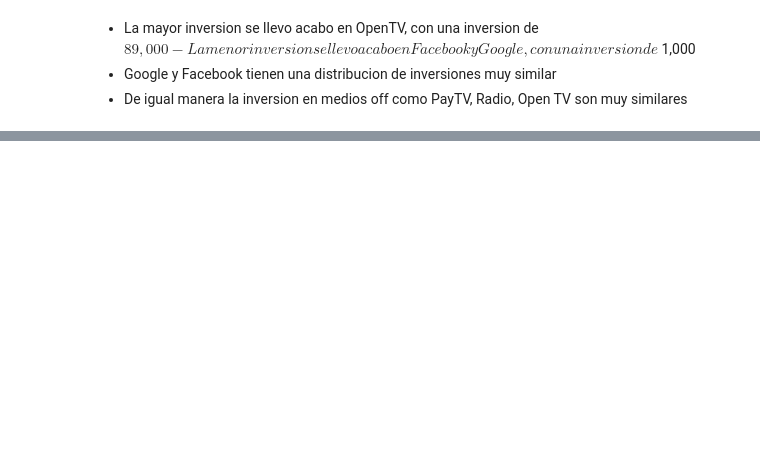
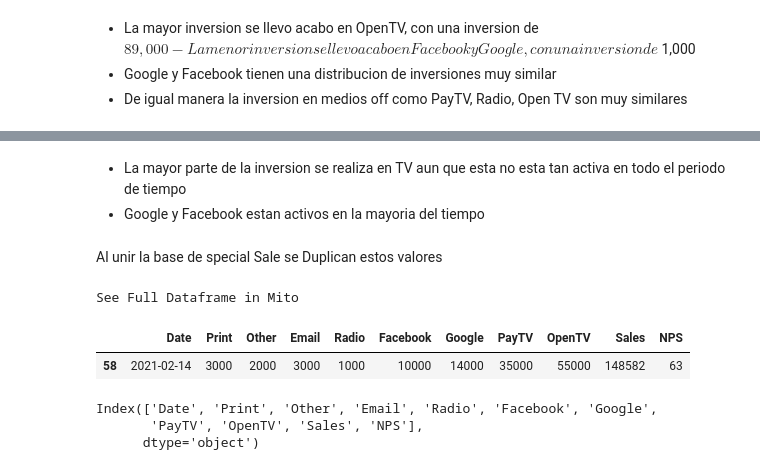
Before and after one commit to DSandovalFlavio/Project-Marketing-Mix-Modeling, a Jupyter notebook: MarketingMixModeling.ipynb, the cells around one changed output, grey strips where cells are left out. Drawn from its saved outputs; the diff is of its cells as text; code cells hidden in the pictures; blank space fills up the shorter version.

```diff
--- a/MarketingMixModeling.ipynb
+++ b/MarketingMixModeling.ipynb
@@ -102,0 +140,17 @@ px.pie(pd.melt(data_CF, id_vars=['Date'], value_vars=['Google','Facebook','OpenT
+# %% [markdown]
+- La mayor parte de la inversion se realiza en TV aun que esta no esta tan activa en todo el periodo de tiempo
+- Google y Facebook estan activos en la mayoria del tiempo
+# %% [markdown]
+Al unir la base de special Sale se Duplican estos valores
+# %%
+data_CF.query("Date == '2021-02-14'")
+# %% [output]
+See Full Dataframe in Mito
+|  | Date | Print | Other | Email | Radio | Facebook | Google | PayTV | OpenTV | Sales | NPS |
+| 58 | 2021-02-14 | 3000 | 2000 | 3000 | 1000 | 10000 | 14000 | 35000 | 55000 | 148582 | 63 |
+# %%
+data_CF.columns
+# %% [output]
+Index(['Date', 'Print', 'Other', 'Email', 'Radio', 'Facebook', 'Google',
+       'PayTV', 'OpenTV', 'Sales', 'NPS'],
+      dtype='object')
```
Also changed, not shown: parts of 14 cells of this notebook, 2 other files.
